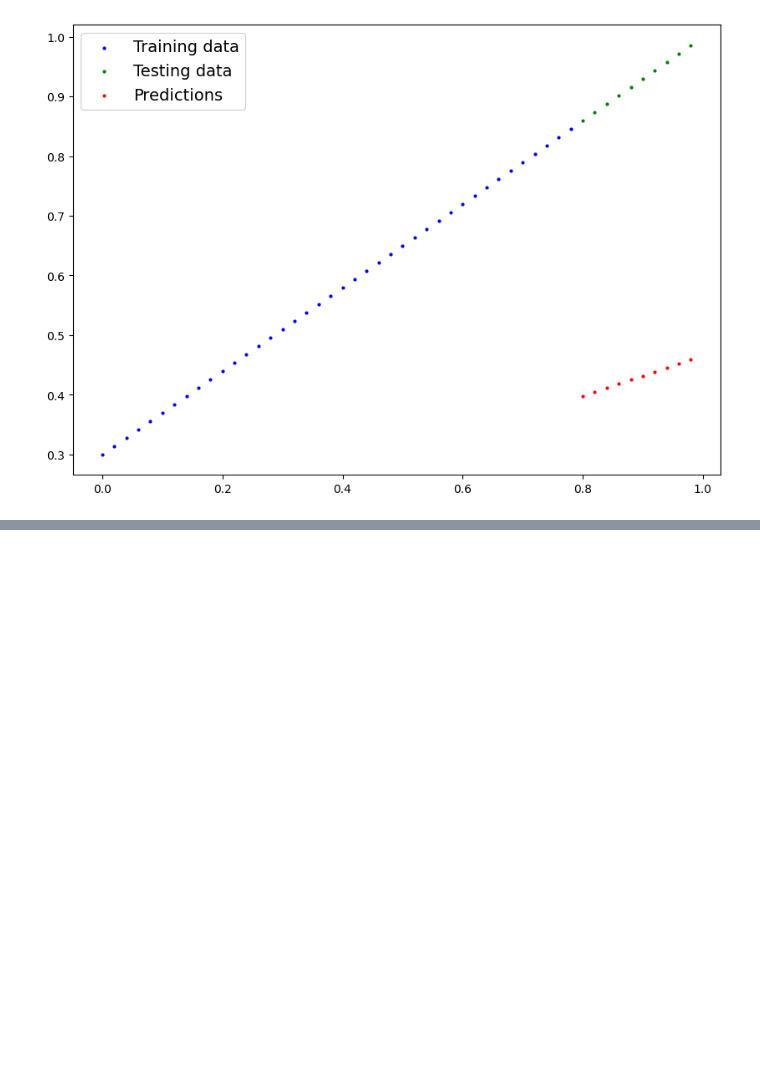
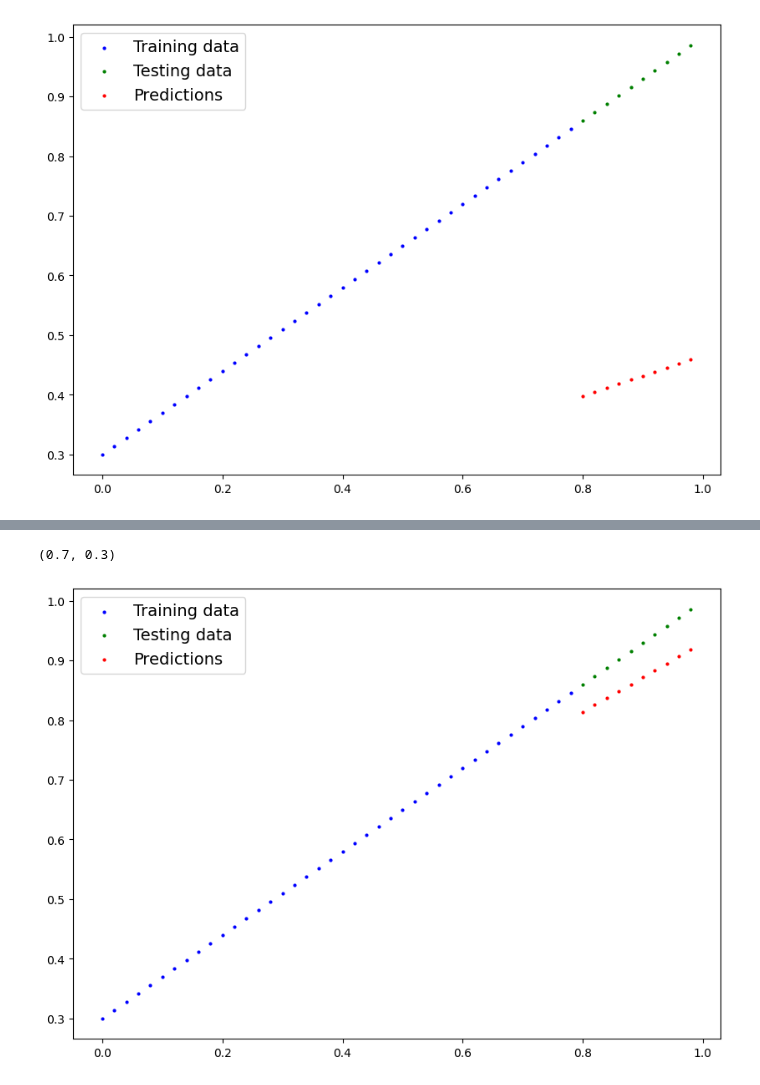
Before and after one commit to Muntasir2179/pytorch-learnig, a Jupyter notebook: 01_pytorch_workflow.ipynb, the cells around one changed output, grey strips where cells are left out. Saved outputs shown, nothing was run; the diff lists cells and outputs as text; code cells hidden in the pictures; blank space fills up the shorter version.

Commit message:
build a training and testing loop

```diff
--- a/01_pytorch_workflow.ipynb
+++ b/01_pytorch_workflow.ipynb
@@ -175,0 +205,39 @@ plot_predictions(predictions=y_preds)
+# %%
+epochs = 100
+
+# training loop
+# 0. loop through the data
+for epoch in range(1 , epochs + 1):
+  # set the model to training mode
+  # train mode in PyTorch sets all parameters that require gradients to require gradients
+  model_0.train()
+
+  # 1. forward pass
+  y_pred = model_0(X_train)
+
+  # 2. calculate the training loss (nn.L1Loss())
+  training_loss = loss_function(y_pred, y_train)
+
+  # 3. optimizer zero grad
+  optimizer.zero_grad()
+
+  # 4. perform backpropagation on the loss with respect to the parameters of the model
+  training_loss.backward()
+
+  # 5. step the optimizer (perform gradient descent)
+  optimizer.step()
+
+  # truns off different settings in the model not needed for evaluation/testing (dropout/ batch-normalization)
+  model_0.eval()
+  with torch.inference_mode():  # turns off gradient tracking
+    # do the forward pass
+    test_pred = model_0(X_test)
+
+    # calculate the test loss
+    test_loss = loss_function(test_pred, y_test)
+
+  # printing whats happning
+  if epoch % 10 == 0:
+    print(f"Epoch: {epoch}/{epochs} | Training Loss: {training_loss} | Test Loss: {test_loss}")
+    print(model_0.state_dict())
+    print()
@@ -175,0 +262,11 @@ plot_predictions(predictions=y_preds)
+# %%
+weight, bias
+# %% [output]
+(0.7, 0.3)
+# %%
+with torch.inference_mode():
+  y_preds_new = model_0(X_test)
+# %%
+plot_predictions(predictions=y_preds_new)
+# %% [output]
+[figure, added]
```
Also changed, not shown: parts of 4 cells of this notebook.
